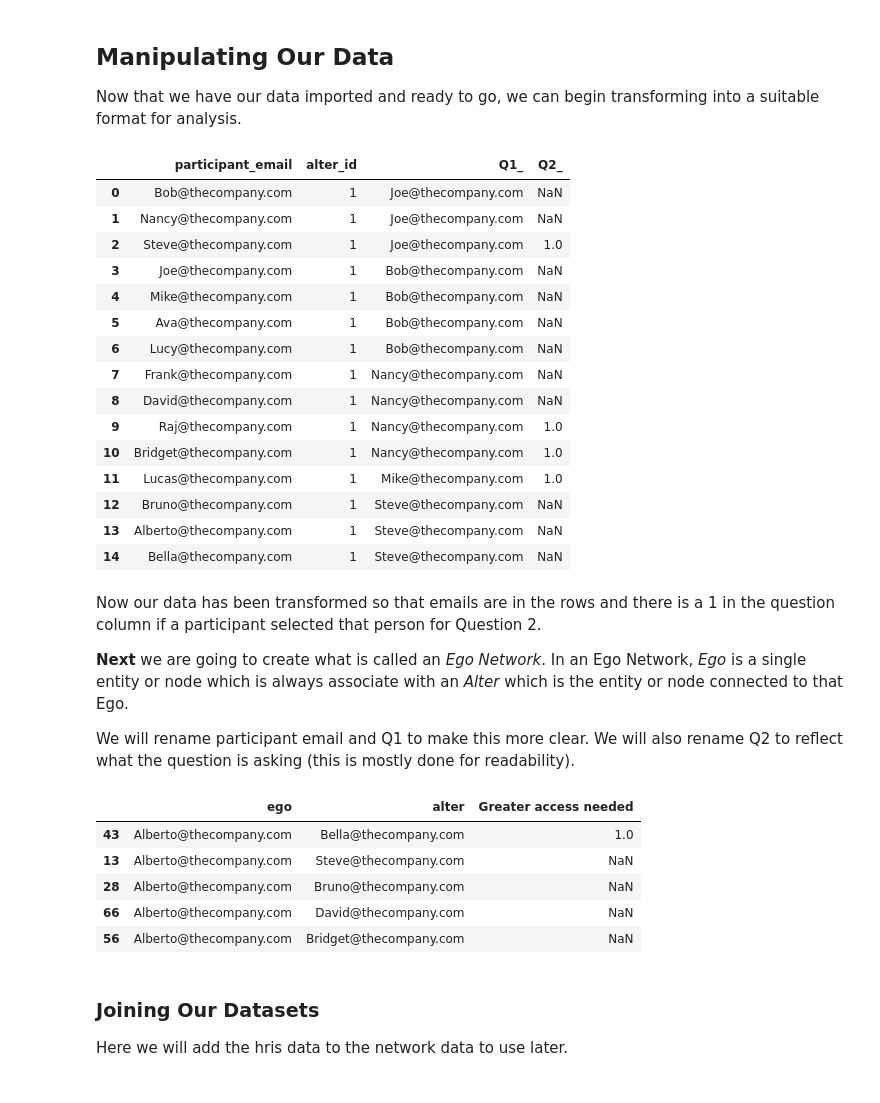
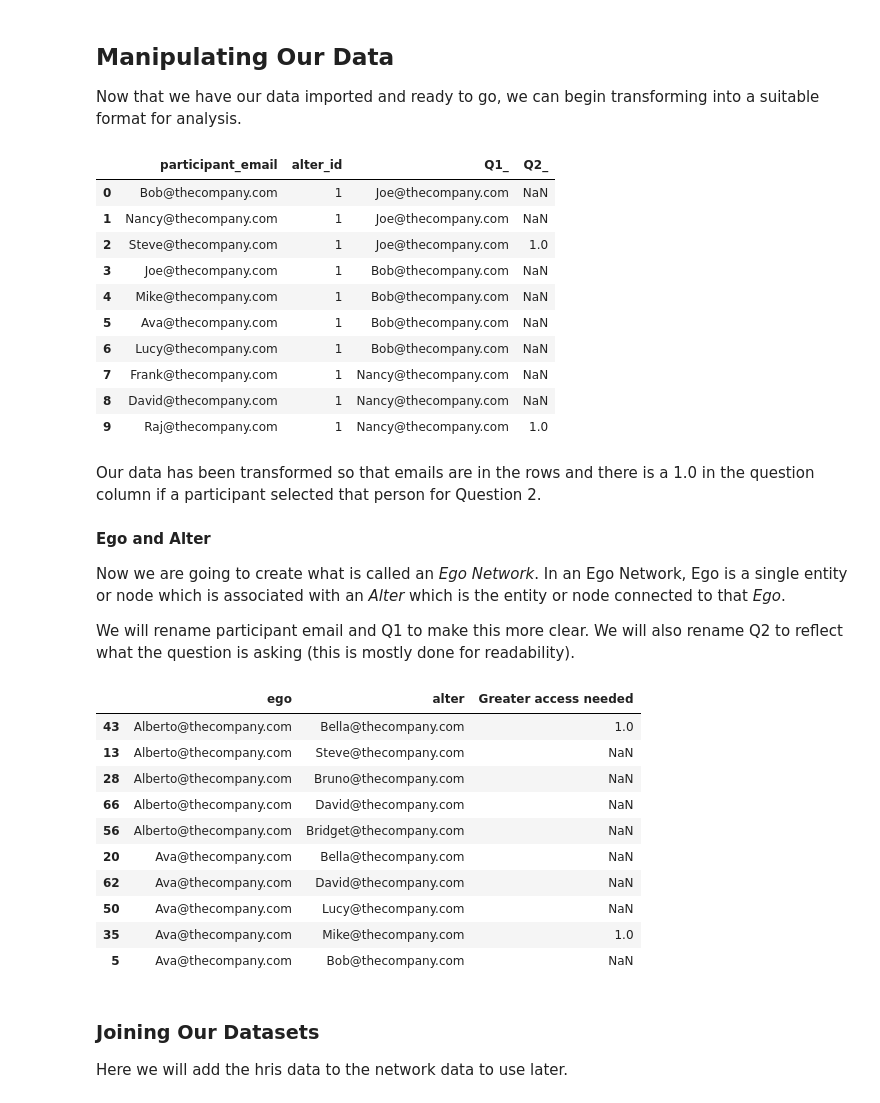
Before and after one commit to k3nnethfrancis/Simple.ONA, a Jupyter notebook: SimpleONA.ipynb, the cells around one changed output. Saved outputs shown, nothing was run; the diff lists cells and outputs as text; code cells hidden in the pictures.

```diff
--- a/SimpleONA.ipynb
+++ b/SimpleONA.ipynb
@@ -38,14 +38,14 @@ Saving Simple_ONA_Survey.xlsx to Simple_ONA_Survey.xlsx
 # Use pd.read_excel() to read the file by typing the name in quotations and assigning it to a variable
 
 #survey data
-survey = pd.read_excel('Simple_ONA_Survey.xlsx',sheet_name='Response_Data')
+survey = pd.read_excel('Simple_ONA_Survey (3).xlsx', sheet_name='Response_Data')
 #and specifically read in the worksheet called "Raw Survey Data Output"
 
 #questionnaire items
-questions = pd.read_excel('Simple_ONA_Survey.xlsx',sheet_name='Questionnaire_Items')
+questions = pd.read_excel('Simple_ONA_Survey (3).xlsx', sheet_name='Questionnaire_Items')
 
 #HRIS Data
-hris = pd.read_excel('Simple_ONA_Survey.xlsx',sheet_name='HRIS_Data')
+hris = pd.read_excel('Simple_ONA_Survey (3).xlsx', sheet_name='HRIS_Data')
 # %%
 #lets take a look at the first few rows of our survey data
 survey.head()
@@ -91,36 +82,33 @@ Now that we have our data imported and ready to go, we can begin transforming in
 # %%
 #First we will transpose our survey response data (turning rows into columns)
 network_data=pd.wide_to_long(survey, stubnames=['Q1_','Q2_'], #questions we will put into a single column
                                       i='participant_email', #column we pivot on
                                       j='alter_id') #creating a new variable
 
 #some of our participants didn't have as many as 14 people listed as important to their work
 #let's drop records where no one is listed as important
 network_data=network_data[~pd.isna(network_data['Q1_'])]
 network_data.reset_index(inplace=True)
 
-network_data.head(15) #let's take a look at the data
+network_data.head(10) #let's take a look at the data
 # %% [output]
 |  | participant_email | alter_id | Q1_ | Q2_ |
 | 0 | Bob@thecompany.com | 1 | Joe@thecompany.com | NaN |
 | 1 | Nancy@thecompany.com | 1 | Joe@thecompany.com | NaN |
 | 2 | Steve@thecompany.com | 1 | Joe@thecompany.com | 1.0 |
 | 3 | Joe@thecompany.com | 1 | Bob@thecompany.com | NaN |
 | 4 | Mike@thecompany.com | 1 | Bob@thecompany.com | NaN |
 | 5 | Ava@thecompany.com | 1 | Bob@thecompany.com | NaN |
 | 6 | Lucy@thecompany.com | 1 | Bob@thecompany.com | NaN |
 | 7 | Frank@thecompany.com | 1 | Nancy@thecompany.com | NaN |
 | 8 | David@thecompany.com | 1 | Nancy@thecompany.com | NaN |
 | 9 | Raj@thecompany.com | 1 | Nancy@thecompany.com | 1.0 |
-| 10 | Bridget@thecompany.com | 1 | Nancy@thecompany.com | 1.0 |
-| 11 | Lucas@thecompany.com | 1 | Mike@thecompany.com | 1.0 |
-| 12 | Bruno@thecompany.com | 1 | Steve@thecompany.com | NaN |
-| 13 | Alberto@thecompany.com | 1 | Steve@thecompany.com | NaN |
-| 14 | Bella@thecompany.com | 1 | Steve@thecompany.com | NaN |
+# %% [markdown]
+Our data has been transformed so that emails are in the rows and there is a 1.0 in the question column if a participant selected that person for Question 2.
 # %% [markdown]
-Now our data has been transformed so that emails are in the rows and there is a 1 in the question column if a participant selected that person for Question 2.
+**Ego and Alter**
 
-**Next** we are going to create what is called an *Ego Network*. In an Ego Network, *Ego* is a single entity or node which is always associate with an *Alter* which is the entity or node connected to that Ego.
+Now we are going to create what is called an *Ego Network*. In an Ego Network, Ego is a single entity or node which is associated with an *Alter* which is the entity or node connected to that *Ego*.
 
 We will rename participant email and Q1 to make this more clear. We will also rename Q2 to reflect what the question is asking (this is mostly done for readability).
 # %%
@@ -133,7 +121,7 @@ network_data.drop(columns='alter_id', inplace=True) # We don't need this column
 
 network_data.sort_values(by='ego',inplace=True)     # Sorting participants to make things more clear
 
-network_data.head()                                 # Lets see what this looks like
+network_data.head(10)                               # Lets see what this looks like
 # %% [output]
 |  | ego | alter | Greater access needed |
 | 43 | Alberto@thecompany.com | Bella@thecompany.com | 1.0 |
@@ -141,6 +129,11 @@ network_data.head()                                 # Lets see what this looks l
 | 28 | Alberto@thecompany.com | Bruno@thecompany.com | NaN |
 | 66 | Alberto@thecompany.com | David@thecompany.com | NaN |
 | 56 | Alberto@thecompany.com | Bridget@thecompany.com | NaN |
+| 20 | Ava@thecompany.com | Bella@thecompany.com | NaN |
+| 62 | Ava@thecompany.com | David@thecompany.com | NaN |
+| 50 | Ava@thecompany.com | Lucy@thecompany.com | NaN |
+| 35 | Ava@thecompany.com | Mike@thecompany.com | 1.0 |
+| 5 | Ava@thecompany.com | Bob@thecompany.com | NaN |
 # %% [markdown]
 ### **Joining Our Datasets**
 
```
Also changed, not shown: parts of 13 cells of this notebook.
